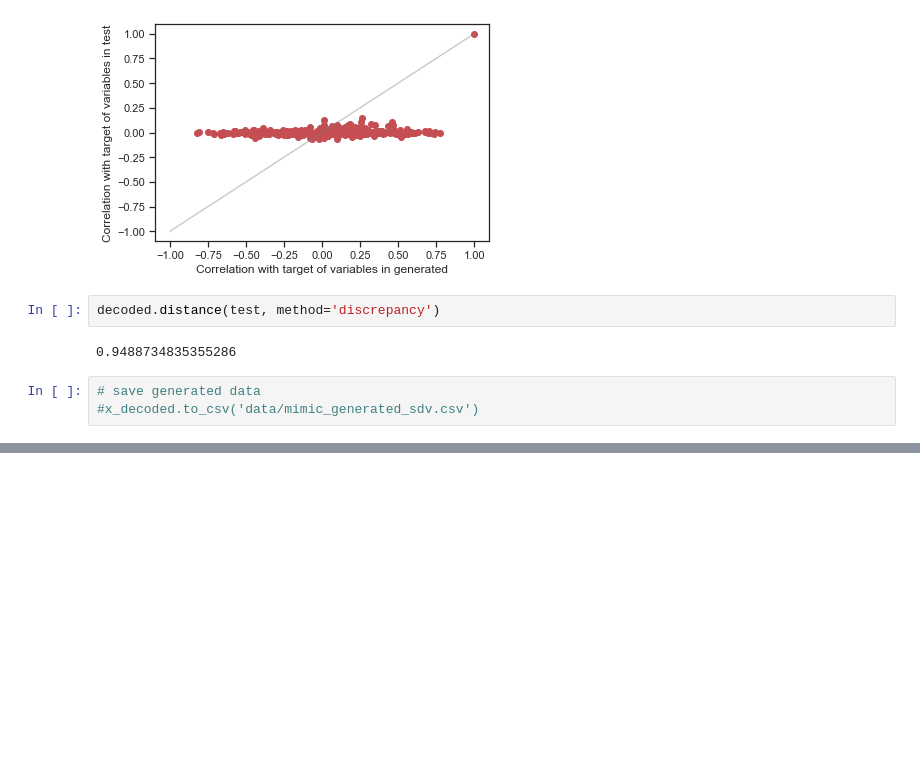
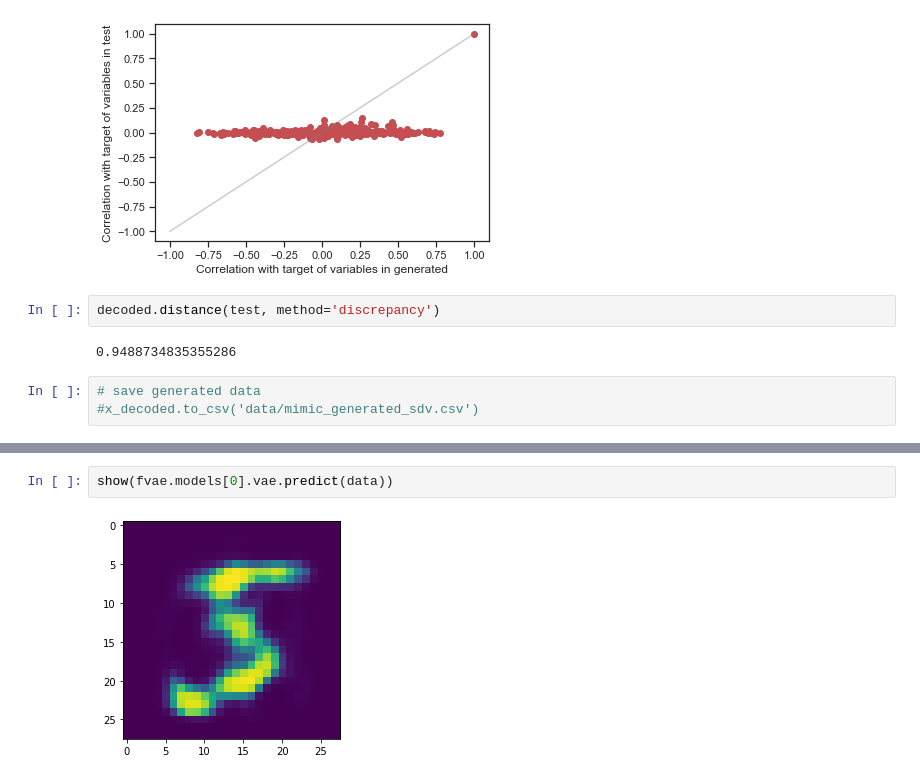
Before and after one commit to Didayolo/generators, a Jupyter notebook: vae_benchmark.ipynb, the cells around one changed output, grey strips where cells are left out. Cells and saved outputs as stored; diff of their text form; blank space fills up the shorter version.

```diff
--- a/vae_benchmark.ipynb
+++ b/vae_benchmark.ipynb
@@ -139,0 +193,4 @@ decoded.distance(test, method='discrepancy')
+# %%
+show(fvae.models[0].vae.predict(data))
+# %% [output]
+[figure, added]
```
Also changed, not shown: parts of 20 cells of this notebook.
